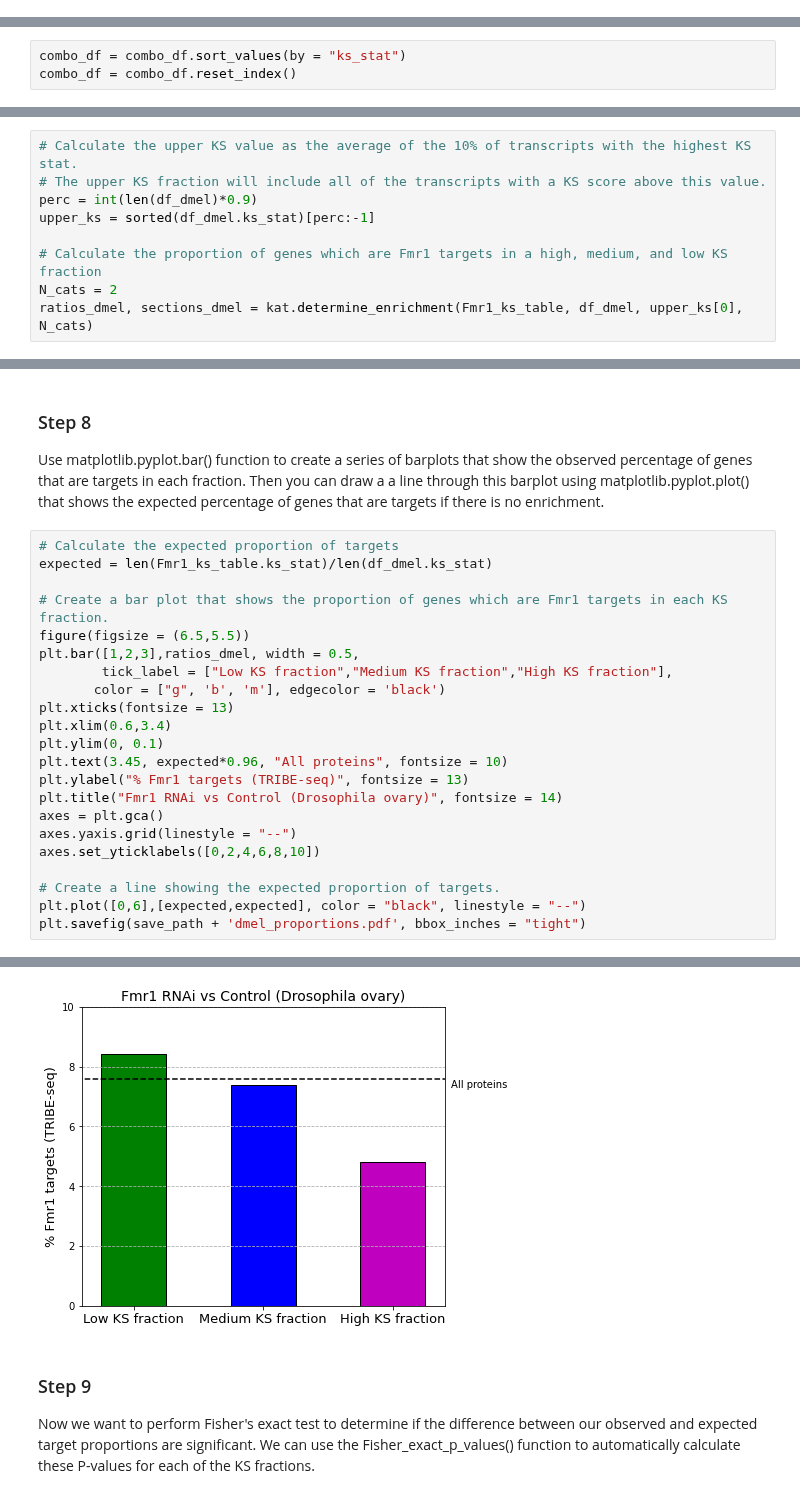
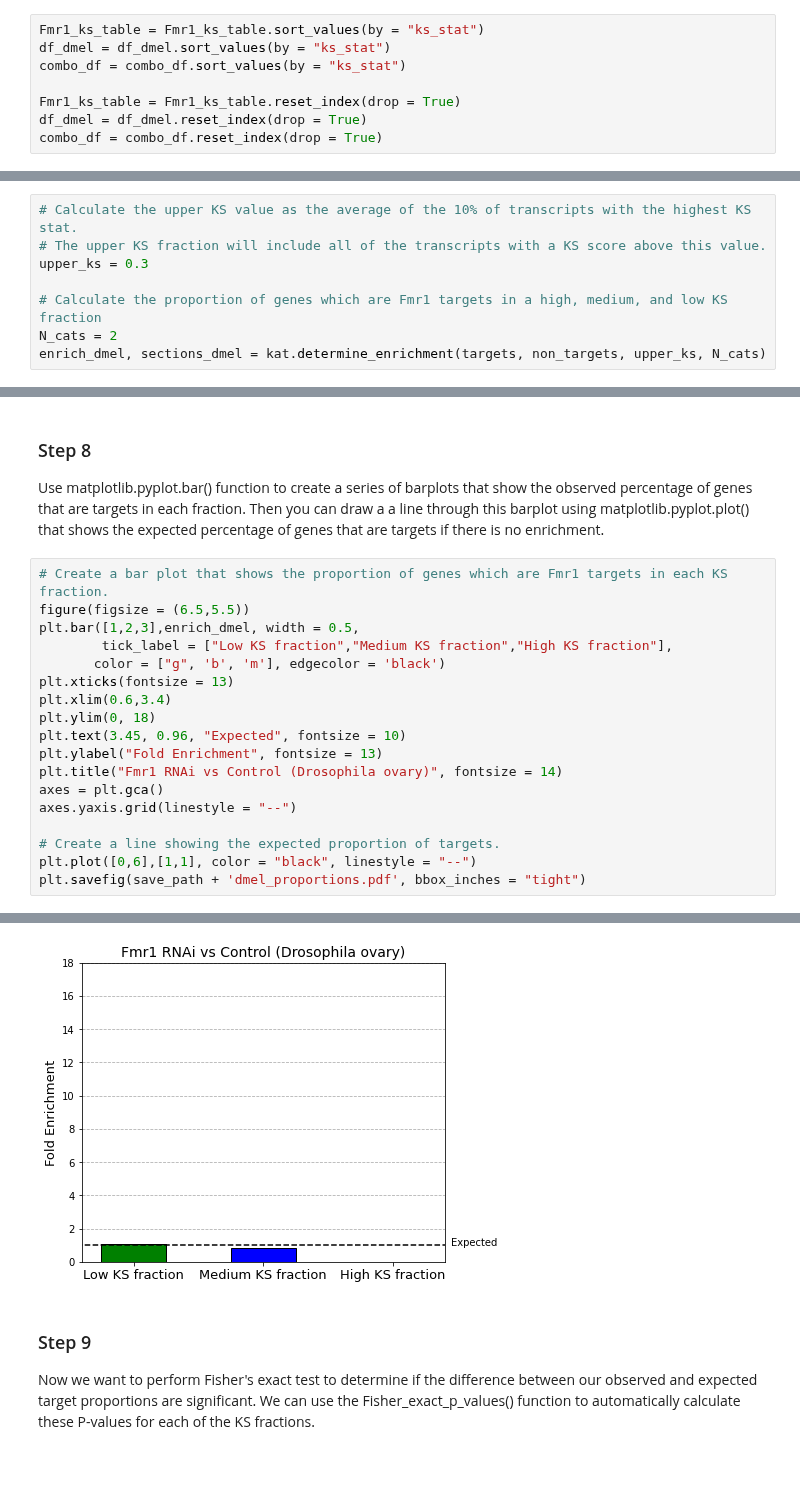
Before and after one commit to Raif-fl/Fall_2021_Work_journal, a Jupyter notebook: Proportional_analysis/dmel_fmr1_enrichment.ipynb, the cells around one changed output, grey strips where cells are left out. Drawn from its saved outputs; the diff is of its cells as text; blank space fills up the shorter version.

Commit message:
modified enrichment analysis

```diff
--- a/Proportional_analysis/dmel_fmr1_enrichment.ipynb
+++ b/Proportional_analysis/dmel_fmr1_enrichment.ipynb
@@ -68,6 +69,14 @@ Fmr1_ks_table.drop_duplicates(subset ="gene_name",keep = "first", inplace = True
 df_dmel.drop_duplicates(subset ="gene_ID",keep = "first", inplace = True)
 
 combo_df.drop_duplicates(subset ="gene_ID",keep = "first", inplace = True)
+# %%
+Fmr1_ks_table = Fmr1_ks_table.sort_values(by = "ks_stat")
+df_dmel = df_dmel.sort_values(by = "ks_stat")
+combo_df = combo_df.sort_values(by = "ks_stat")
+
+Fmr1_ks_table = Fmr1_ks_table.reset_index(drop = True)
+df_dmel = df_dmel.reset_index(drop = True)
+combo_df = combo_df.reset_index(drop = True)
 # %% [markdown]
 ### Step 6
 Look at the KS statistic from the control mutant comparisons for all genes and for just the Fmr1 targets. This will help you get an initial sense for how you want to divide up the low, medium, and high KS fractions. For both the merged table and the original table of KS statistics, sort the KS values from smallest to largest using the sorted() function and then plot them as a scatter plot.
@@ -90,8 +99,5 @@ plt.ylim(0,0.7)
 (0.0, 0.7)
 [figure]
 [figure]
-# %%
-combo_df = combo_df.sort_values(by = "ks_stat")
-combo_df = combo_df.reset_index()
 # %%
 targets = combo_df.dropna()
@@ -137,9 +134,8 @@ Calculate the upper KS statistic by taking the average KS stat of the top 10% of
 # %%
 # Calculate the upper KS value as the average of the 10% of transcripts with the highest KS stat.
 # The upper KS fraction will include all of the transcripts with a KS score above this value.
-perc = int(len(df_dmel)*0.9)
-upper_ks = sorted(df_dmel.ks_stat)[perc:-1]
+upper_ks = 0.3
 
 # Calculate the proportion of genes which are Fmr1 targets in a high, medium, and low KS fraction
 N_cats = 2
-ratios_dmel, sections_dmel = kat.determine_enrichment(Fmr1_ks_table, df_dmel, upper_ks[0], N_cats)
+enrich_dmel, sections_dmel = kat.determine_enrichment(targets, non_targets, upper_ks, N_cats)
@@ -147,25 +147,21 @@ ratios_dmel, sections_dmel = kat.determine_enrichment(Fmr1_ks_table, df_dmel, up
 ### Step 8
 Use matplotlib.pyplot.bar() function to create a series of barplots that show the observed percentage of genes that are targets in each fraction. Then you can draw a a line through this barplot using matplotlib.pyplot.plot() that shows the expected percentage of genes that are targets if there is no enrichment.
 # %%
-# Calculate the expected proportion of targets
-expected = len(Fmr1_ks_table.ks_stat)/len(df_dmel.ks_stat)
-
 # Create a bar plot that shows the proportion of genes which are Fmr1 targets in each KS fraction.
 figure(figsize = (6.5,5.5))
-plt.bar([1,2,3],ratios_dmel, width = 0.5,
+plt.bar([1,2,3],enrich_dmel, width = 0.5,
         tick_label = ["Low KS fraction","Medium KS fraction","High KS fraction"],
        color = ["g", 'b', 'm'], edgecolor = 'black')
 plt.xticks(fontsize = 13)
 plt.xlim(0.6,3.4)
-plt.ylim(0, 0.1)
-plt.text(3.45, expected*0.96, "All proteins", fontsize = 10)
-plt.ylabel("% Fmr1 targets (TRIBE-seq)", fontsize = 13)
+plt.ylim(0, 18)
+plt.text(3.45, 0.96, "Expected", fontsize = 10)
+plt.ylabel("Fold Enrichment", fontsize = 13)
 plt.title("Fmr1 RNAi vs Control (Drosophila ovary)", fontsize = 14)
 axes = plt.gca()
 axes.yaxis.grid(linestyle = "--")
-axes.set_yticklabels([0,2,4,6,8,10])
 
 # Create a line showing the expected proportion of targets.
-plt.plot([0,6],[expected,expected], color = "black", linestyle = "--")
+plt.plot([0,6],[1,1], color = "black", linestyle = "--")
 plt.savefig(save_path + 'dmel_proportions.pdf', bbox_inches = "tight")
 # %% [output]
@@ -183,4 +168,4 @@ in /tmp/ipykernel_321354/895848408.py, line 17:
-[figure, old version]
+[figure, new version]
 # %% [markdown]
 ### Step 9
 Now we want to perform Fisher's exact test to determine if the difference between our observed and expected target proportions are significant. We can use the Fisher_exact_p_values() function to automatically calculate these P-values for each of the KS fractions.
```
Also changed, not shown: parts of 14 cells of this notebook, 17 other files.
